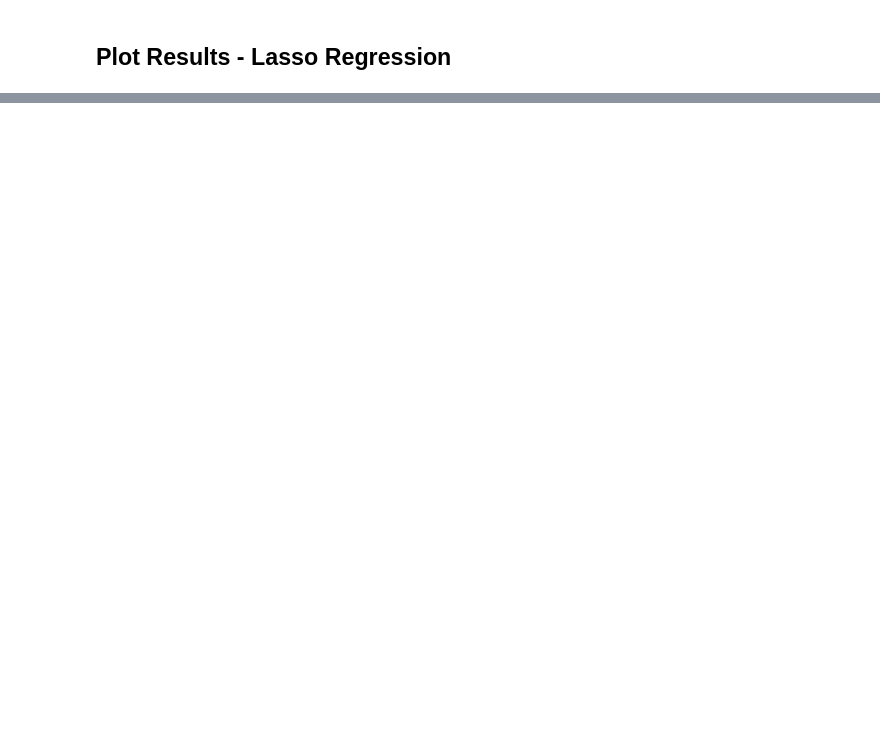
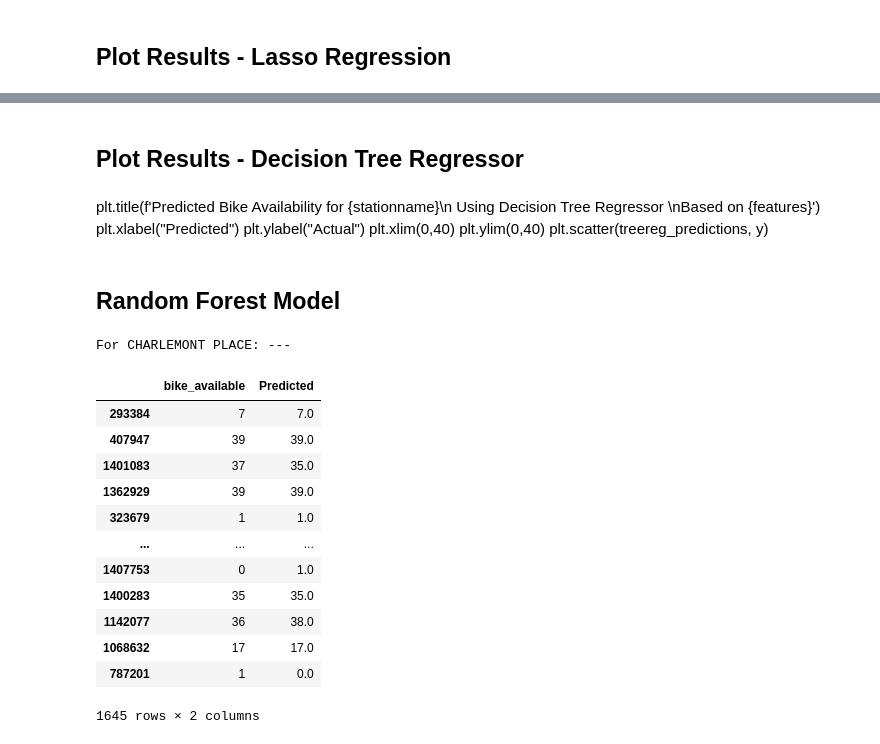
Before and after one commit to ddrangers/Dublin-Bikes-Helper, a Jupyter notebook: MachineLearn_DBH/db_ml_2.ipynb, the cells around one changed output, grey strips where cells are left out. Drawn from its saved outputs; the diff is of its cells as text; code cells hidden in the pictures; blank space fills up the shorter version.

```diff
--- a/MachineLearn_DBH/db_ml_2.ipynb
+++ b/MachineLearn_DBH/db_ml_2.ipynb
@@ -623 +459,8 @@ y.shape
+# %%
+weather_features = ['weather_main','clouds','tempcel', 'weather_id', 'wind_speed','tempcel_feel']
+bike_features = ['bike_stand']
+time_features = ['HOUR_x','DAY_num_x','MINUTE_x','Day_of_Week_x']
+all_features = ['weather_main','clouds','tempcel', 'weather_id', 'wind_speed','tempcel_feel','bike_stand','HOUR_x','DAY_num_x','MINUTE_x','Day_of_Week_x']
+
+features = weather_features
 # %% [markdown]
@@ -933,0 +676,38 @@ plt.show()
+# %% [markdown]
+## Plot Results - Decision Tree Regressor
+# %% [markdown]
+plt.title(f'Predicted Bike Availability for {stationname}\n Using Decision Tree Regressor \nBased on {features}')
+plt.xlabel("Predicted")
+plt.ylabel("Actual")
+plt.xlim(0,40)
+plt.ylim(0,40)
+plt.scatter(treereg_predictions, y)
+# %% [markdown]
+## Random Forest Model
+# %%
+y = train_set['bike_available'].loc[train_set['station_select']]
+X = train_set[features].loc[train_set['station_select']]
+
+randomforest = RandomForestRegressor()
+randomforest.fit(X, y)
+
+randomforest_predictions = randomforest.predict(X).round(0)
+
+actual_vs_predicted_randomforest = pd.concat([y,pd.DataFrame(randomforest_predictions, columns=['Predicted'], index=y.index)], axis=1)
+print(f"\nFor {stationname}: ---")
+actual_vs_predicted_randomforest
+# %% [output]
+For CHARLEMONT PLACE: ---
+|  | bike_available | Predicted |
+| 293384 | 7 | 7.0 |
+| 407947 | 39 | 39.0 |
+| 1401083 | 37 | 35.0 |
+| 1362929 | 39 | 39.0 |
+| 323679 | 1 | 1.0 |
+| ... | ... | ... |
+| 1407753 | 0 | 1.0 |
+| 1400283 | 35 | 35.0 |
+| 1142077 | 36 | 38.0 |
+| 1068632 | 17 | 17.0 |
+| 787201 | 1 | 0.0 |
+1645 rows × 2 columns
```
Also changed, not shown: parts of 134 cells of this notebook, 7 other files.
